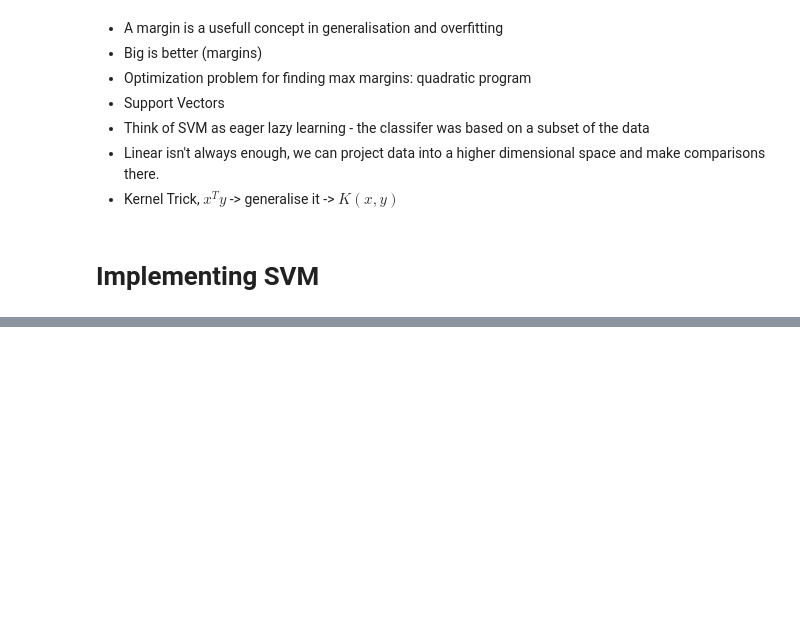
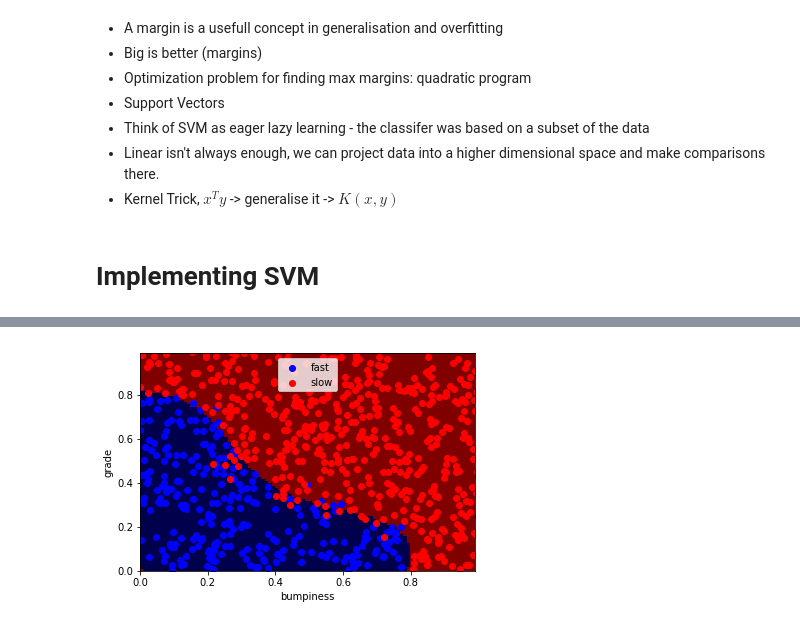
Before and after one commit to JeroenSchmidt/machine-learning, a Jupyter notebook: Notes/Supervised Learning/Support Vector Machines.ipynb, the cells around one changed output, grey strips where cells are left out. Cells and saved outputs as stored; diff of their text form; code cells hidden in the pictures; blank space fills up the shorter version.

```diff
--- a/Notes/Supervised Learning/Support Vector Machines.ipynb
+++ b/Notes/Supervised Learning/Support Vector Machines.ipynb
@@ -123,0 +236,7 @@ Thinking back to polynomial linear regression, in the SVM case we are sperating
+# %%
+clf_rbf = SVC(kernel="rbf",C=10000)
+clf_rbf.fit(features_train, labels_train)
+%matplotlib inline
+prettyPicture(clf_rbf, features_train, labels_train)
+# %% [output]
+[figure, added]
```
Also changed, not shown: parts of 41 cells of this notebook.
